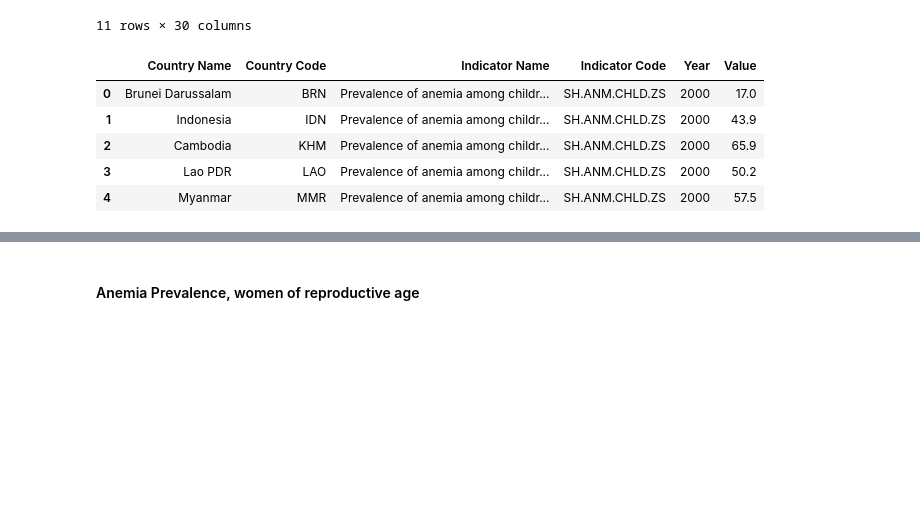
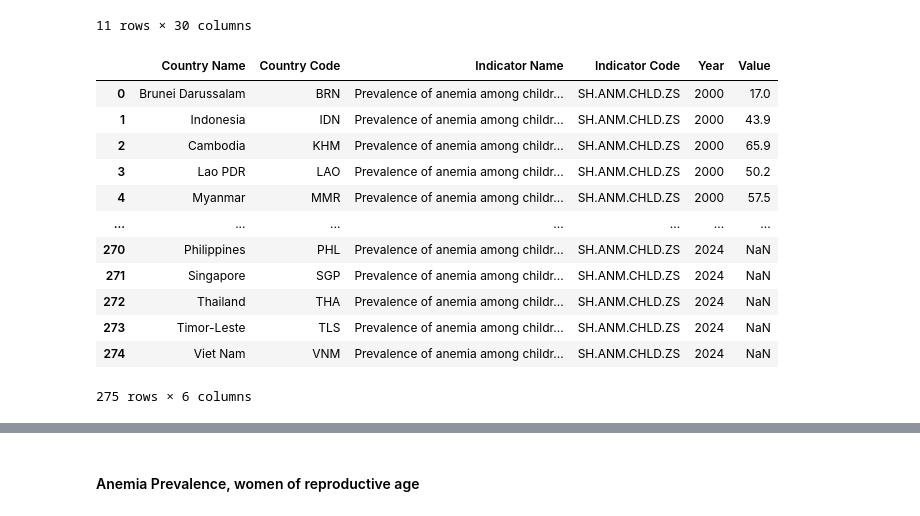
Before and after one commit to leon-pscl/CPE311_Computational-Thinking-with-Python, a Jupyter notebook: Final/ADSE/CleanItUp.ipynb, the cells around one changed output, grey strips where cells are left out. Saved outputs shown, nothing was run; the diff lists cells and outputs as text; code cells hidden in the pictures; blank space fills up the shorter version.

```diff
--- a/Final/ADSE/CleanItUp.ipynb
+++ b/Final/ADSE/CleanItUp.ipynb
@@ -56,19 +65,26 @@ SEA_Anemia_U5.head(15)
 # %%
 # melt dataframe to merge column values together
 SEA_Anemia_U5_melted = SEA_Anemia_U5.melt(id_vars=["Country Name", "Country Code", "Indicator Name", "Indicator Code"],
                                    var_name="Year",
                                    value_name="Value"
                                    )
 
 SEA_Anemia_U5_melted = SEA_Anemia_U5_melted[SEA_Anemia_U5_melted["Year"].str.isdigit()]
 SEA_Anemia_U5_melted["Year"] = SEA_Anemia_U5_melted["Year"].astype(int)
 
 SEA_Anemia_U5_melted.sort_values(by=["Year","Country Name"])
-SEA_Anemia_U5_melted.head(5)
+SEA_Anemia_U5_melted
 # %% [output]
 |  | Country Name | Country Code | Indicator Name | Indicator Code | Year | Value |
 | 0 | Brunei Darussalam | BRN | Prevalence of anemia among childr... | SH.ANM.CHLD.ZS | 2000 | 17.0 |
 | 1 | Indonesia | IDN | Prevalence of anemia among childr... | SH.ANM.CHLD.ZS | 2000 | 43.9 |
 | 2 | Cambodia | KHM | Prevalence of anemia among childr... | SH.ANM.CHLD.ZS | 2000 | 65.9 |
 | 3 | Lao PDR | LAO | Prevalence of anemia among childr... | SH.ANM.CHLD.ZS | 2000 | 50.2 |
 | 4 | Myanmar | MMR | Prevalence of anemia among childr... | SH.ANM.CHLD.ZS | 2000 | 57.5 |
+| ... | ... | ... | ... | ... | ... | ... |
+| 270 | Philippines | PHL | Prevalence of anemia among childr... | SH.ANM.CHLD.ZS | 2024 | NaN |
+| 271 | Singapore | SGP | Prevalence of anemia among childr... | SH.ANM.CHLD.ZS | 2024 | NaN |
+| 272 | Thailand | THA | Prevalence of anemia among childr... | SH.ANM.CHLD.ZS | 2024 | NaN |
+| 273 | Timor-Leste | TLS | Prevalence of anemia among childr... | SH.ANM.CHLD.ZS | 2024 | NaN |
+| 274 | Viet Nam | VNM | Prevalence of anemia among childr... | SH.ANM.CHLD.ZS | 2024 | NaN |
+275 rows × 6 columns
```
Also changed, not shown: parts of 9 cells of this notebook, 1 other file.
